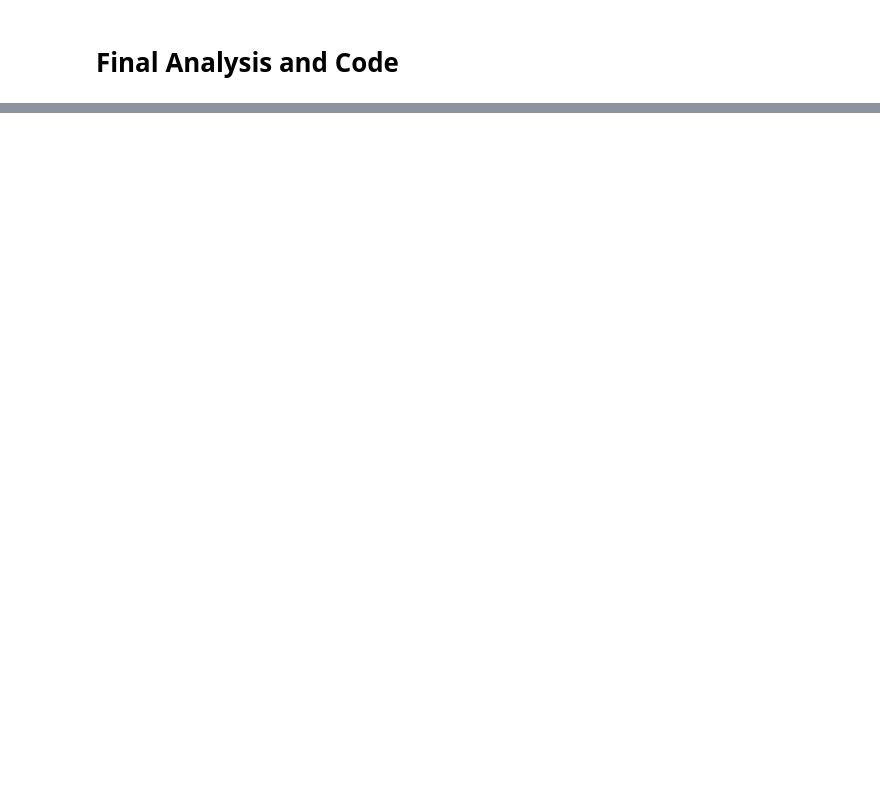
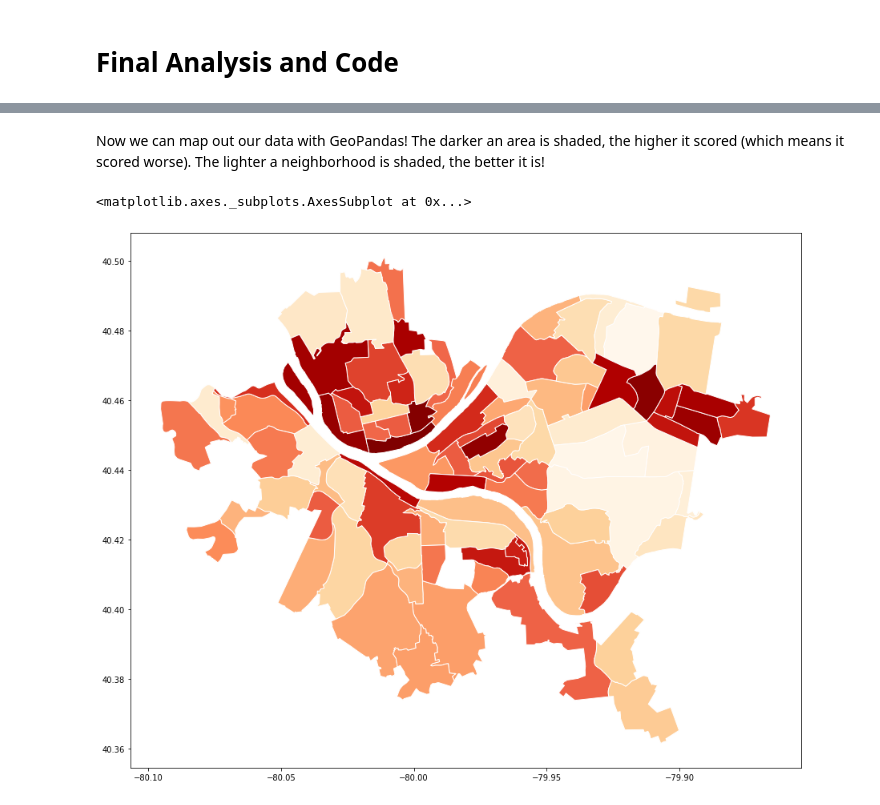
Before and after one commit to nij-patel/BestNeighborhoodFinalProject, a Jupyter notebook: Final-Analysis.ipynb, the cells around one changed output, grey strips where cells are left out. Drawn from its saved outputs; the diff is of its cells as text; code cells hidden in the pictures; blank space fills up the shorter version.

```diff
--- a/Final-Analysis.ipynb
+++ b/Final-Analysis.ipynb
@@ -73,0 +38,16 @@ main()
+# %%
+# Initialize df
+gen_df()
+
+# Add data
+update_data("facilities_ranked.csv")
+update_data("art_ranked.csv")
+update_data("cr_ranked.csv")
+update_data("NT_ranked.csv")
+update_data("education_rankings.csv")
+update_data("housing_rankings.csv")
+
+# Print data
+rankings = rankings.sort_values(by = ["Rank"]).reset_index(drop = True) # First we sort the data
+print("")
+rankings.head(-1)
@@ -73,0 +68,13 @@ main()
+# %% [markdown]
+Now we can map out our data with GeoPandas! The darker an area is shaded, the higher it scored (which means it scored worse). The lighter a neighborhood is shaded, the better it is!
+# %%
+# Display data with GeoPandas
+neighborhoods = geopandas.read_file("Neighborhoods/Neighborhoods_.shp")
+percmap = neighborhoods.merge(rankings, how = 'left', left_on = 'hood', right_on = 'Neighborhood')
+percmap.plot(column = "Rank",
+            cmap = 'OrRd',
+            edgecolor = 'white',
+            figsize = (15,15))
+# %% [output]
+<matplotlib.axes._subplots.AxesSubplot at 0x...>
+[figure, added]
```
Also changed, not shown: parts of 10 cells of this notebook.
